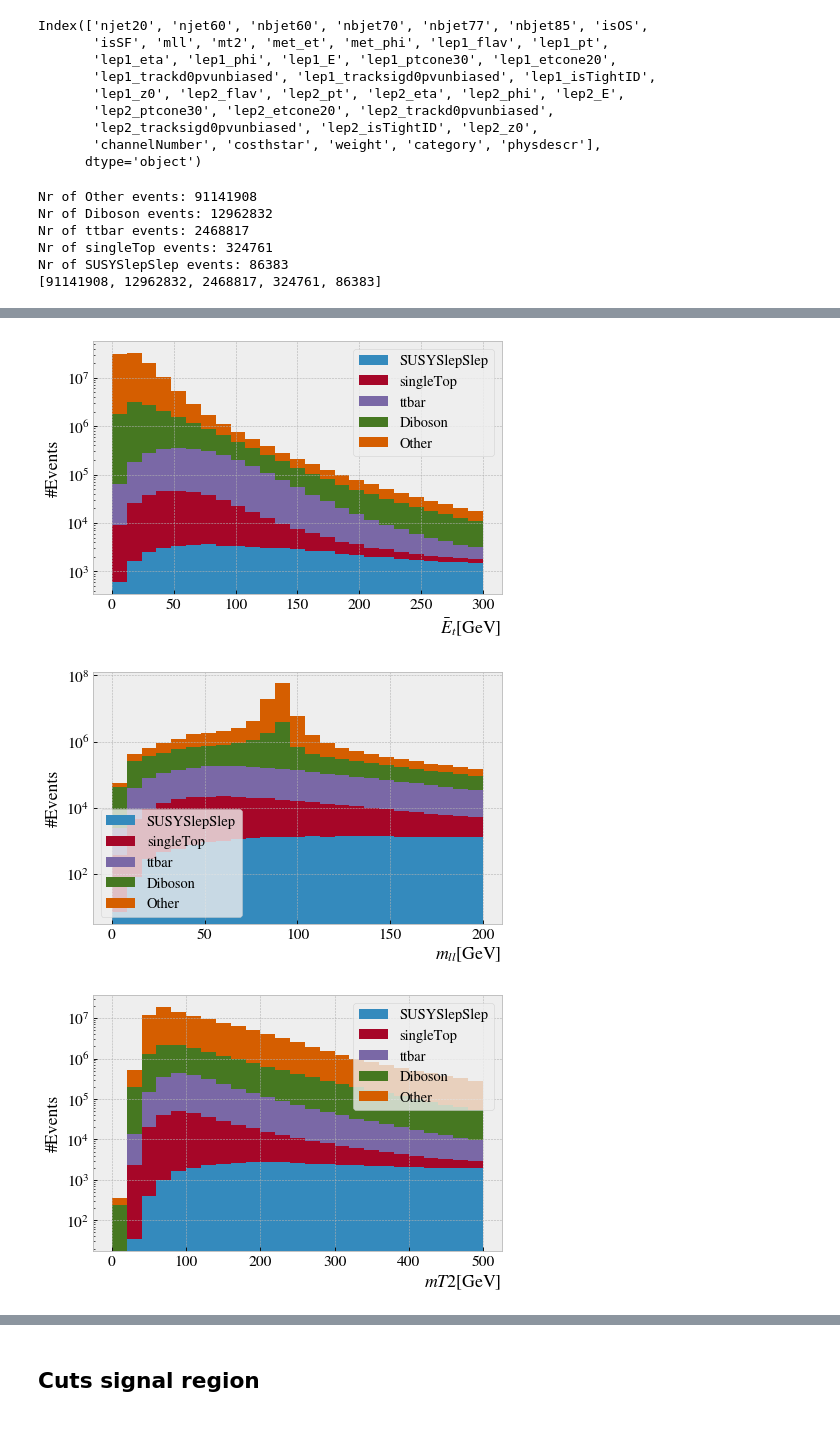
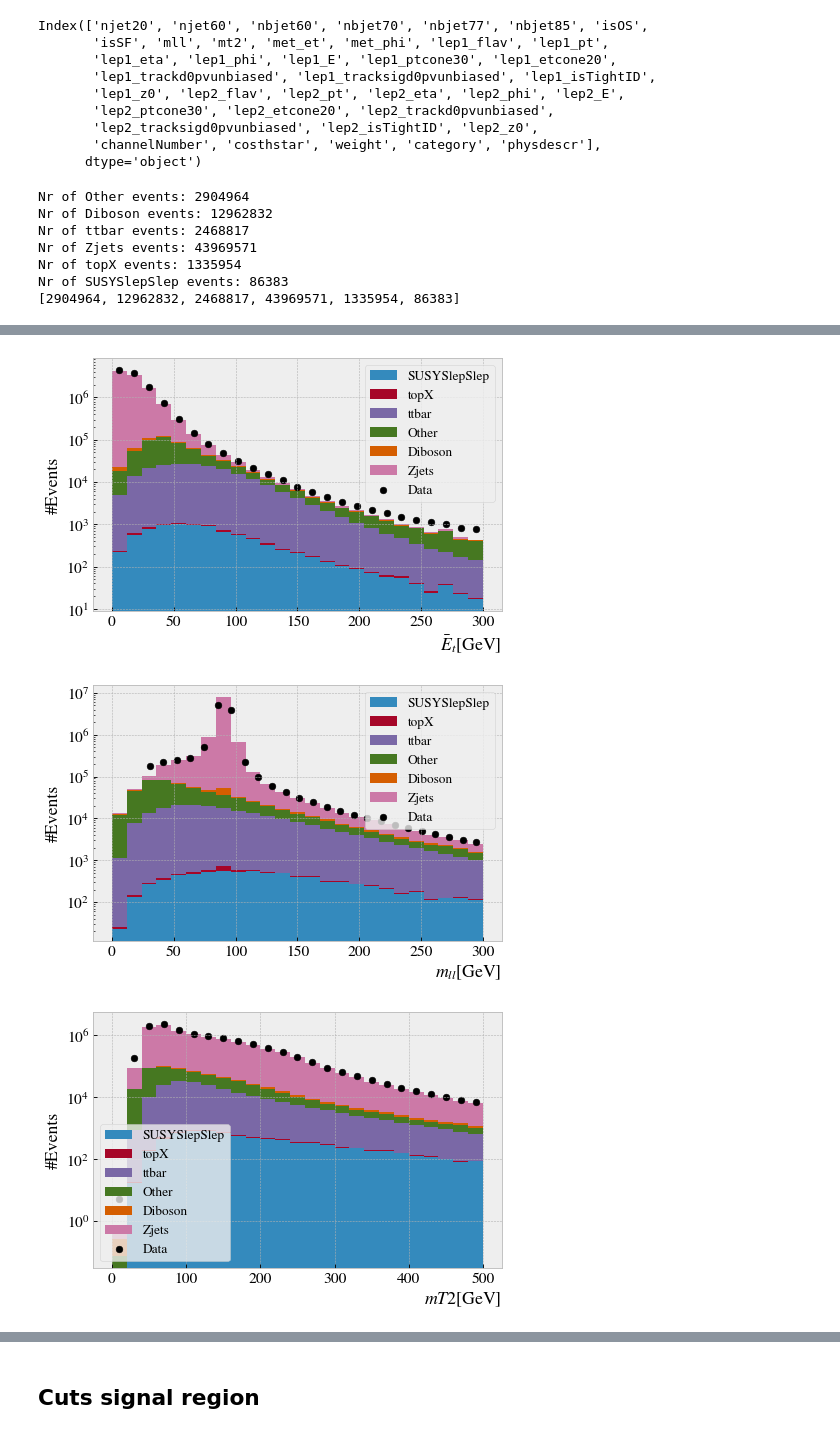
Before and after one commit to WilliamHirst/FYS5555, a Jupyter notebook: Proj3/new_notebooks/Histo.ipynb, the cells around one changed output, grey strips where cells are left out. Drawn from its saved outputs; the diff is of its cells as text; code cells hidden in the pictures.

```diff
--- a/Proj3/new_notebooks/Histo.ipynb
+++ b/Proj3/new_notebooks/Histo.ipynb
@@ -17,12 +18,14 @@ Index(['njet20', 'njet60', 'nbjet60', 'nbjet70', 'nbjet77', 'nbjet85', 'isOS',
        'channelNumber', 'costhstar', 'weight', 'category', 'physdescr'],
       dtype='object')
 # %%
-otherCategories = ['Higgs', 'Wjets' ,'Wjetsincl', 'Zjets', 'Zjetsincl', 'topX']
+otherCategories = [ 'Wjets' , 'singleTop', 'Higgs']
 
 for cat in otherCategories:
     df.loc[df["category"] == cat,"category"] = "Other"
+
+df_weight = df.weight
 # %%
-cats = ['Other' ,'Diboson' , 'ttbar', 'singleTop','SUSYSlepSlep']
+cats = ['Other' ,'Diboson' , 'ttbar', 'Zjets','topX', 'SUSYSlepSlep']
 # %%
 df_pt1 = []
 df_pt2 = []
@@ -31,9 +34,12 @@ df_mll = []
 df_mt2 = []
 df_bTag = []
 nr_events = []
+weights = []
 
 for i in range(len(cats)):
-    df_cat = df[df["category"] == cats[i]]
+    index = df["category"] == cats[i]
+    df_cat = df[index]
+    weights.append(df_weight[index])
     df_pt1.append(df_cat["lep1_pt"].ravel()/1000)
     df_pt2.append(df_cat["lep2_pt"].ravel()/1000)
     df_mep.append(df_cat["met_et"].ravel()/1000)
@@ -41,6 +47,7 @@ for i in range(len(cats)):
     df_mt2.append(df_cat["mt2"].ravel()/1000)
     df_bTag.append(df_cat["nbjet77"].ravel())
     nr_events.append(len(df_cat))
+
     print(f"Nr of {cats[i]} events: {nr_events[i]}")
 
 print(nr_events)
@@ -54,72 +61,93 @@ df_mll = [df_mll[i] for i in sort_indx]
 df_mt2 = [df_mt2[i] for i in sort_indx]
 df_bTag = [df_bTag[i] for i in sort_indx]
 cats = [cats[i] for i in sort_indx]
+weights = [weights[i] for i in sort_indx]
 # %% [output]
-Nr of Other events: 91141908
+Nr of Other events: 2904964
 Nr of Diboson events: 12962832
 Nr of ttbar events: 2468817
-Nr of singleTop events: 324761
+Nr of Zjets events: 43969571
+Nr of topX events: 1335954
 Nr of SUSYSlepSlep events: 86383
-[91141908, 12962832, 2468817, 324761, 86383]
+[2904964, 12962832, 2468817, 43969571, 1335954, 86383]
 # %%
+N, bins = np.histogram(df_data["lep1_pt"]/1000, bins = 25, range=(0,500))
+x = (np.array(bins[0:-1]) + np.array(bins[1:]))/2
 fig = plt.figure(num=0, dpi=80, facecolor='w', edgecolor='k')
 ax = fig.add_subplot(1, 1, 1)
 plt.xlabel(r"$P_t$[GeV]", fontsize=16, loc = "right")
 plt.ylabel("#Events", fontsize=16)
 plt.yscale("log")
-plt.hist(df_pt1, bins = 25, range=(0,500), histtype = "barstacked", stacked = True, label = cats)
-plt.legend(fontsize=13)
+plt.hist(df_pt1, weights = weights, bins = 25, range=(0,500), histtype = "barstacked", stacked = True, label = cats)
+plt.scatter(x, N, c = "black", label = "Data")
+plt.legend(fontsize=12)
 plt.tight_layout(pad=1.1, w_pad=0.7, h_pad=0.2)
 plt.savefig("figures/p_t1.pdf")
 plt.show()
 
+
+N, bins = np.histogram(df_data["lep2_pt"]/1000, bins = 25, range=(0,400))
+x = (np.array(bins[0:-1]) + np.array(bins[1:]))/2
 plt.figure(num=0, dpi=80, facecolor='w', edgecolor='k')
 plt.yscale("log")
 plt.xlabel(r"$P_t$[GeV]", fontsize=16, loc = "right")
 plt.ylabel("#Events", fontsize=16)
-plt.hist(df_pt2, bins = 25, range=(0,400), stacked = True, label = cats)
-plt.legend(fontsize=13)
+plt.hist(df_pt2, weights = weights, bins = 25, range=(0,400), stacked = True, label = cats)
+plt.scatter(x, N, c = "black", label = "Data")
+plt.legend(fontsize=12)
 plt.tight_layout(pad=1.1, w_pad=0.7, h_pad=0.2)
 plt.savefig("figures/p_t2.pdf")
 plt.show()
 
+N, bins = np.histogram(df_data["met_et"]/1000, bins = 25, range=(0,300))
+x = (np.array(bins[0:-1]) + np.array(bins[1:]))/2
 plt.figure(num=0, dpi=80, facecolor='w', edgecolor='k')
 plt.yscale("log")
 plt.xlabel(r"$\bar{E}_t$[GeV]", fontsize=16, loc = "right")
 plt.ylabel("#Events", fontsize=16)
-plt.hist(df_mep, bins = 25, range=(0,300), stacked = True, label = cats)
-plt.legend(fontsize=13)
+plt.hist(df_mep, weights = weights, bins = 25, range=(0,300), stacked = True, label = cats)
+plt.scatter(x, N, c = "black", label = "Data")
+plt.legend(fontsize=12)
 plt.tight_layout(pad=1.1, w_pad=0.7, h_pad=0.2)
 plt.savefig("figures/MET.pdf")
 plt.show()
 
+N, bins = np.histogram(df_data["mll"]/1000, bins = 25, range=(25,300))
+x = (np.array(bins[0:-1]) + np.array(bins[1:]))/2
 plt.figure(num=0, dpi=80, facecolor='w', edgecolor='k')
 plt.yscale("log")
 plt.xlabel(r"$m_{ll}$[GeV]", fontsize=16, loc = "right")
 plt.ylabel("#Events", fontsize=16)
-plt.hist(df_mll, bins = 25, range=(0,200), stacked = True, label = cats)
-plt.legend(fontsize=13)
+plt.hist(df_mll, weights = weights, bins = 25, range=(25,300), stacked = True, label = cats)
+plt.scatter(x, N, c = "black", label = "Data")
+plt.legend(fontsize=12)
 plt.tight_layout(pad=1.1, w_pad=0.7, h_pad=0.2)
 plt.savefig("figures/mll.pdf")
 plt.show()
 
+N, bins = np.histogram(df_data["mt2"]/1000, bins = 25, range=(0,500))
+x = (np.array(bins[0:-1]) + np.array(bins[1:]))/2
 plt.figure(num=0, dpi=80, facecolor='w', edgecolor='k')
 plt.yscale("log")
 plt.xlabel(r"$m{T2}$[GeV]", fontsize=16, loc = "right")
 plt.ylabel("#Events", fontsize=16)
-plt.hist(df_mt2, bins = 25, range=(0,500), stacked = True, label = cats)
-plt.legend(fontsize=13)
+plt.hist(df_mt2, weights = weights, bins = 25, range=(0,500), stacked = True, label = cats)
+plt.scatter(x, N, c = "black", label = "Data")
+plt.legend(fontsize=12)
 plt.tight_layout(pad=1.1, w_pad=0.7, h_pad=0.2)
 plt.savefig("figures/mT2.pdf")
 plt.show()
-
+"""
+N, bins = np.histogram(df_data["nbjet77"]/1000, bins = 25, range=(0,10))
+x = (np.array(bins[0:-1]) + np.array(bins[1:]))/2
 plt.figure(num=0, dpi=80, facecolor='w', edgecolor='k')
 plt.yscale("log")
 plt.xlabel(r"$Nr B-tags$", fontsize=16, loc = "right")
 plt.ylabel("#Events", fontsize=16)
-plt.hist(df_bTag, bins = 25, range=(0,10), stacked = True, label = cats)
-plt.legend(fontsize=13)
+plt.hist(df_bTag, weights = weights, bins = 25, range=(0,10), stacked = True, label = cats)
+plt.scatter(x, N, c = "black", label = "Data")
+plt.legend(fontsize=12)
 plt.tight_layout(pad=1.1, w_pad=0.7, h_pad=0.2)
 plt.savefig("figures/mT2.pdf")
-plt.show()
+plt.show()"""
 # %% [output]
@@ -128,3 +156,3 @@ plt.show()
-[figure, old version]
+[figure, new version]
-[figure, old version]
+[figure, new version]
-[figure, old version]
+[figure, new version]
```
Also changed, not shown: parts of 12 cells of this notebook, 7 other files.
